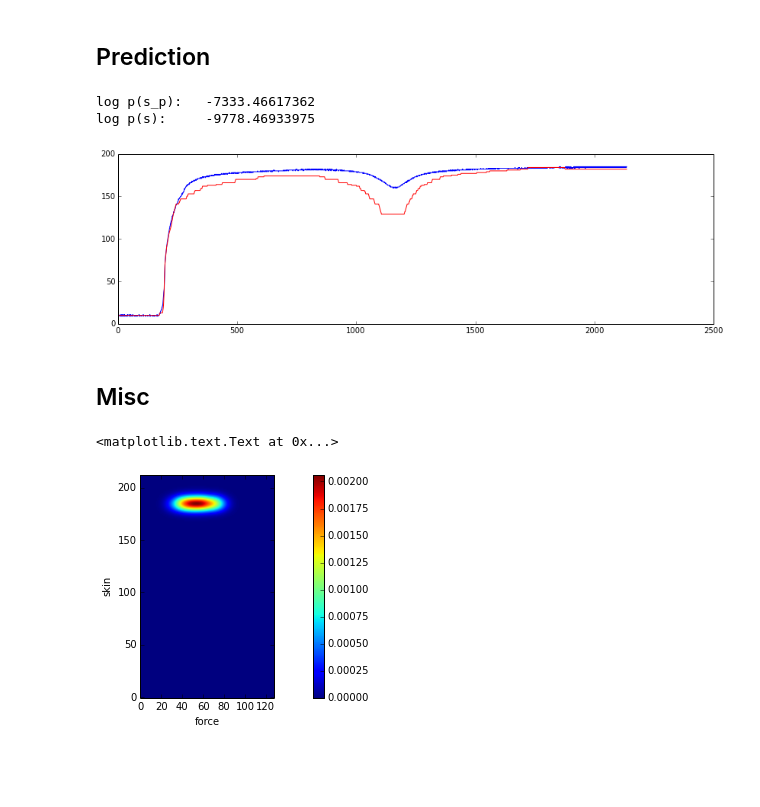
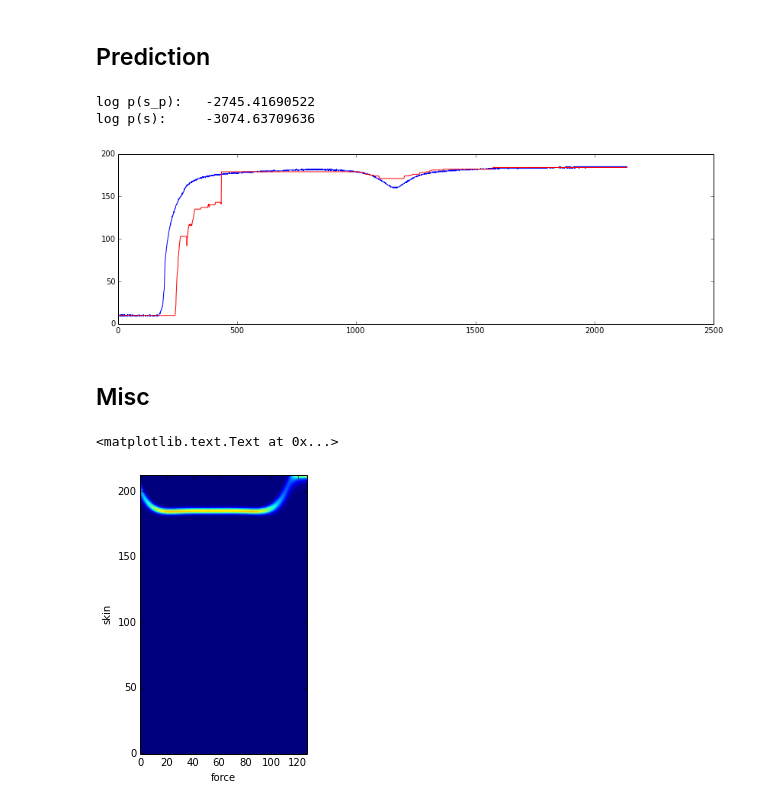
Before and after one commit to surban/ml, a Jupyter notebook: notebooks/Skin-AllChains.ipynb, the cells around one changed output. Cells and saved outputs as stored; diff of their text form; code cells hidden in the pictures; blank space fills up the shorter version.

```diff
--- a/notebooks/Skin-AllChains.ipynb
+++ b/notebooks/Skin-AllChains.ipynb
@@ -106,6 +109,11 @@ sc.train_kde(ws.discrete_skin['trn'], ws.discrete_force['trn'], ws.valid['trn'],
 184
 185
 186
+# %%
+# conditional probabilities from seperate GP regression of next state for each current state
+sc = ConditionalChain(ws.discrete_skin_states, ws.discrete_force_states)
+sc.train_gp(ws.discrete_skin['trn'], ws.discrete_force['trn'], ws.valid['trn'],
+            bandwidth=1e-2, noise_sigma=2.0)
 # %% [markdown]
 ## Evaluation
 # %%
@@ -136,18 +144,19 @@ plot(s_p, 'r')
 print "log p(s_p):  ", sc.log_p(s_p, f)
 print "log p(s):    ", sc.log_p(s, f)
 # %% [output]
-log p(s_p):   -7333.46617362
-log p(s):     -9778.46933975
+log p(s_p):   -2745.41690522
+log p(s):     -3074.63709636
-[figure, old version]
+[figure, new version]
 # %% [markdown]
 ## Misc
 # %%
 s = 185
-p = np.exp(jc.log_p_next_state[:, s, :])
+p = np.exp(sc.log_p_next_state[:, s, :])
+figsize(20,5)
 plt.imshow(p, origin='lower')
-plt.colorbar()
+#plt.colorbar()
 plt.xlabel("force")
 plt.ylabel("skin")
 # %% [output]
 <matplotlib.text.Text at 0x...>
-[figure, old version]
+[figure, new version]
```
Also changed, not shown: parts of 3 cells of this notebook, 2 other files.
